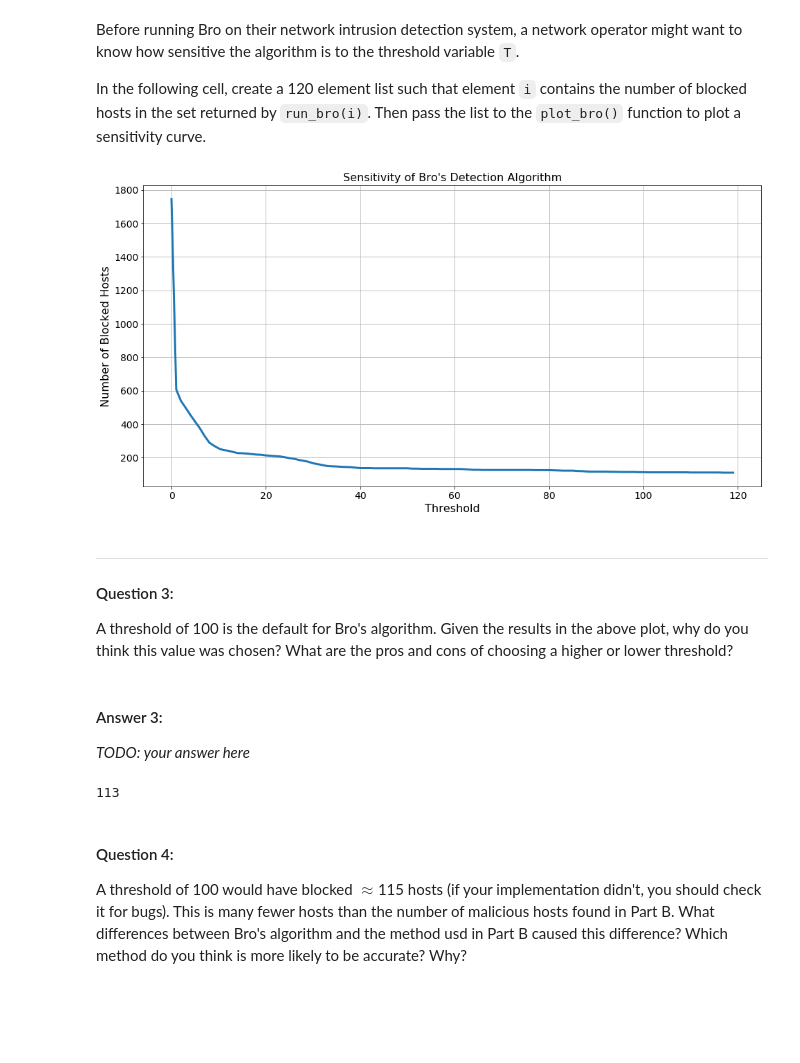
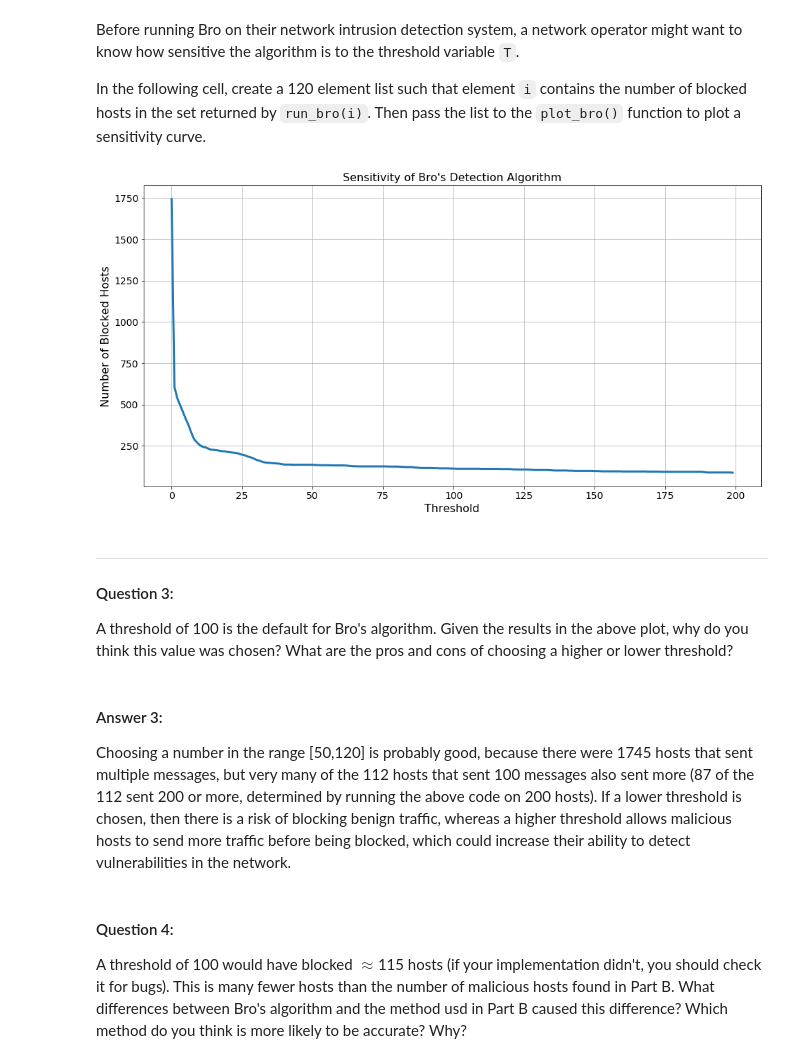
Before and after one commit to zhuoqunsong/COS461-Public, a Jupyter notebook: assignments/assignment5/Assignment5_Notebook.ipynb, the cells around one changed output. Drawn from its saved outputs; the diff is of its cells as text; code cells hidden in the pictures; blank space fills up the shorter version.

```diff
--- a/assignments/assignment5/Assignment5_Notebook.ipynb
+++ b/assignments/assignment5/Assignment5_Notebook.ipynb
@@ -242,8 +256,10 @@ class Bro:
     #       (as a netflow record dict) and should update self.tracked
     #       with the contents of the record
     def process_flow(self, netflow_record):
-        # if not netflow_record['Dst port'] in self.good_services: # Unnecessary
-        self.tracked[netflow_record['Src IP addr']].add(netflow_record['Dst IP addr'])
+        if not int(netflow_record['Dst port']) in self.good_services: # Unnecessary
+            self.tracked[netflow_record['Src IP addr']].add(netflow_record['Dst IP addr'])
+        elif 'S' in netflow_record['Flags'] and 'A' not in netflow_record['Flags']:
+            self.tracked[netflow_record['Src IP addr']].add(netflow_record['Dst IP addr'])
 # %% [markdown]
 Note that a full implementation of Bro's detection algorithm would also contain a moving time window over which tracked connection attempts are remembered.  This prevents a benign host from being blocked if it is dynamically assigned an IP address that previously belonged to an attacker. However, the NetFlow data we are using in this assignment is from only approximately 5 minutes of traffic, so we don't need to worry about time windows.
 
@@ -271,26 +287,22 @@ In the following cell, create a 120 element list such that element `i` contains
 # %%
 %matplotlib inline
 from plotting import plot_bro
 
 # TODO: generate the list described above
-bro = map(len, [run_bro(i) for i in range(120)])
+bro = map(len, [run_bro(i) for i in range(200)])
 
 # TODO: pass the list to the plot_bro function
 plot_bro(bro)
 # %% [output]
-[figure, old version]
+[figure, new version]
 # %% [markdown]
 _____
 #### Question 3:
 A threshold of 100 is the default for Bro's algorithm. Given the results in the above plot, why do you think this value was chosen?  What are the pros and cons of choosing a higher or lower threshold?
-# %% [markdown]
-#### Answer 3:
-
-*TODO: your answer here*
-# %%
-bro[100]
-# %% [output]
-113
+# %% [markdown]
+#### Answer 3:
+
+Choosing a number in the range [50,120] is probably good, because there were 1745 hosts that sent multiple messages, but very many of the 112 hosts that sent 100 messages also sent more (87 of the 112 sent 200 or more, determined by running the above code on 200 hosts). If a lower threshold is chosen, then there is a risk of blocking benign traffic, whereas a higher threshold allows malicious hosts to send more traffic before being blocked, which could increase their ability to detect vulnerabilities in the network.
 # %% [markdown]
 #### Question 4:
 A threshold of 100 would have blocked $\approx$115 hosts (if your implementation didn't, you should check it for bugs).  This is many fewer hosts than the number of malicious hosts found in Part B.  What differences between Bro's algorithm and the method usd in Part B caused this difference? Which method do you think is more likely to be accurate? Why?
```
Also changed, not shown: parts of 10 cells of this notebook.
